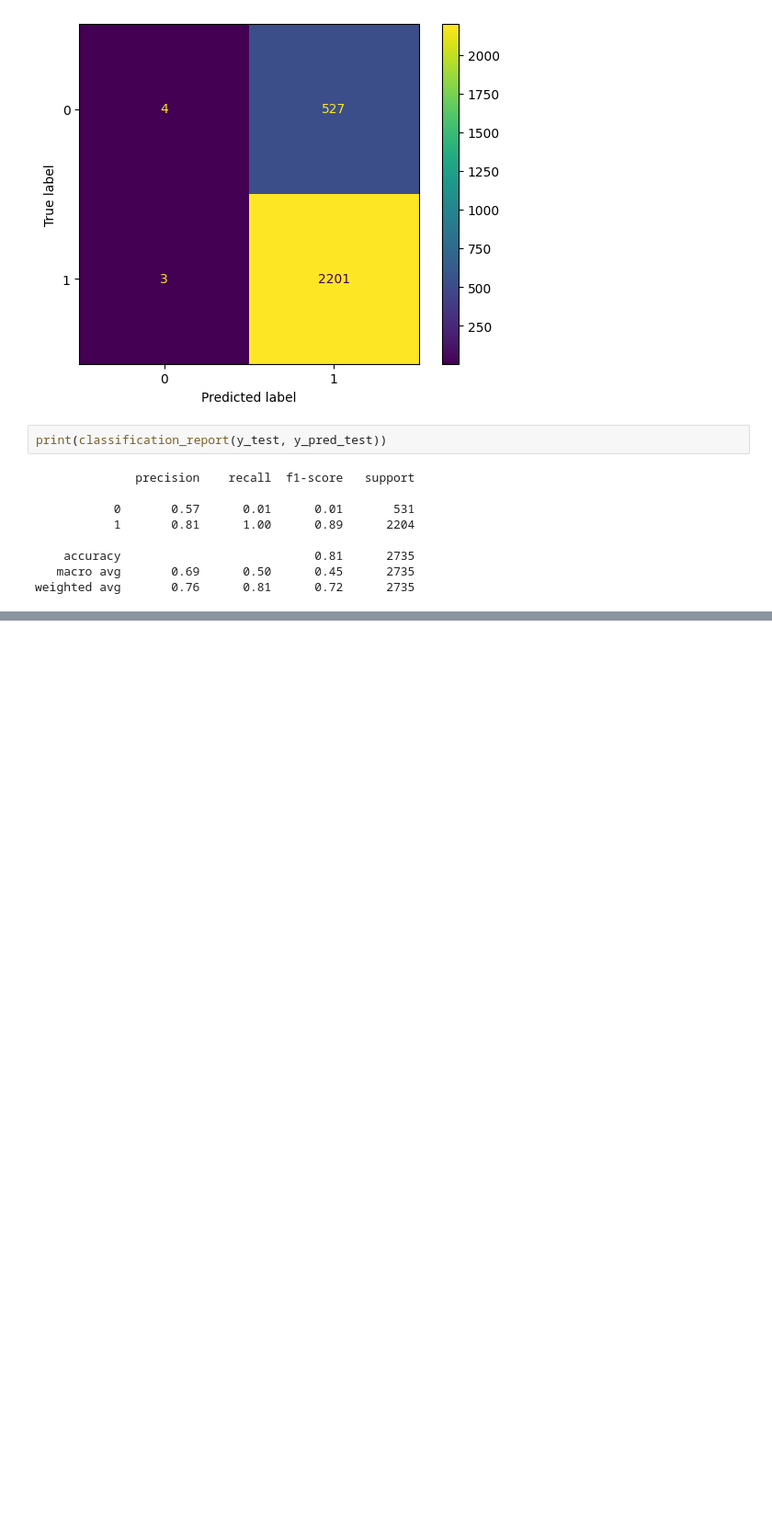
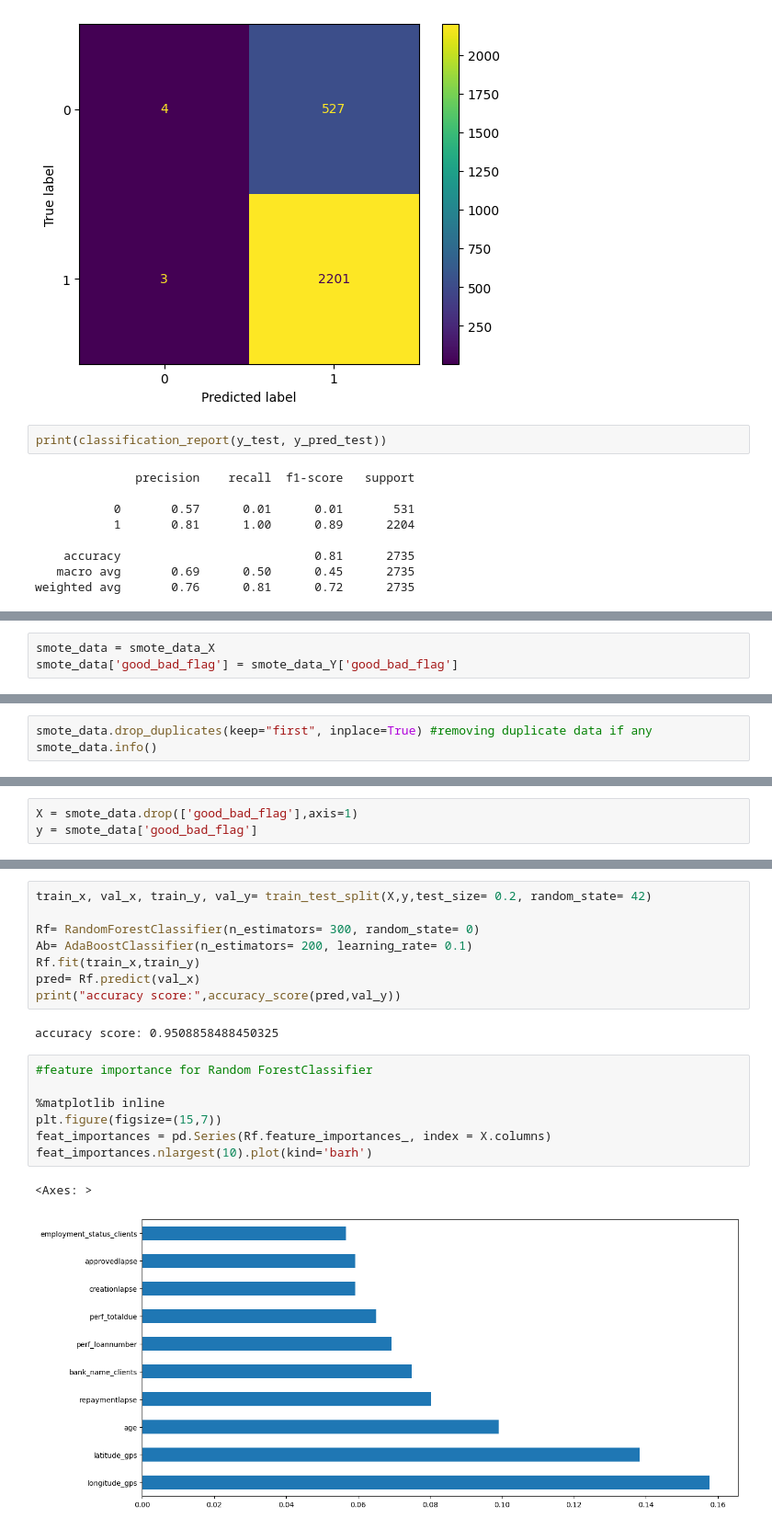
Before and after one commit to kakopo/loan-default-prediction-challenge-group-8, a Jupyter notebook: jupyter_notebook/data_analysis.ipynb, the cells around one changed output, grey strips where cells are left out. Shown at 92% size. Saved outputs shown, nothing was run; the diff lists cells and outputs as text; blank space fills up the shorter version.

```diff
--- a/jupyter_notebook/data_analysis.ipynb
+++ b/jupyter_notebook/data_analysis.ipynb
@@ -785,0 +812,3 @@ weighted avg       0.76      0.81      0.72      2735
+# %%
+smote_data = smote_data_X
+smote_data['good_bad_flag'] = smote_data_Y['good_bad_flag']
@@ -785,0 +822,3 @@ weighted avg       0.76      0.81      0.72      2735
+# %%
+smote_data.drop_duplicates(keep="first", inplace=True) #removing duplicate data if any
+smote_data.info()
@@ -785,0 +845,3 @@ weighted avg       0.76      0.81      0.72      2735
+# %%
+X = smote_data.drop(['good_bad_flag'],axis=1)
+y = smote_data['good_bad_flag']
@@ -785,0 +938,20 @@ weighted avg       0.76      0.81      0.72      2735
+# %%
+train_x, val_x, train_y, val_y= train_test_split(X,y,test_size= 0.2, random_state= 42)
+
+Rf= RandomForestClassifier(n_estimators= 300, random_state= 0)
+Ab= AdaBoostClassifier(n_estimators= 200, learning_rate= 0.1)
+Rf.fit(train_x,train_y)
+pred= Rf.predict(val_x)
+print("accuracy score:",accuracy_score(pred,val_y))
+# %% [output]
+accuracy score: 0.9508858488450325
+# %%
+#feature importance for Random ForestClassifier
+
+%matplotlib inline
+plt.figure(figsize=(15,7))
+feat_importances = pd.Series(Rf.feature_importances_, index = X.columns)
+feat_importances.nlargest(10).plot(kind='barh')
+# %% [output]
+<Axes: >
+[figure, added]
```
Also changed, not shown: parts of 26 cells of this notebook.
